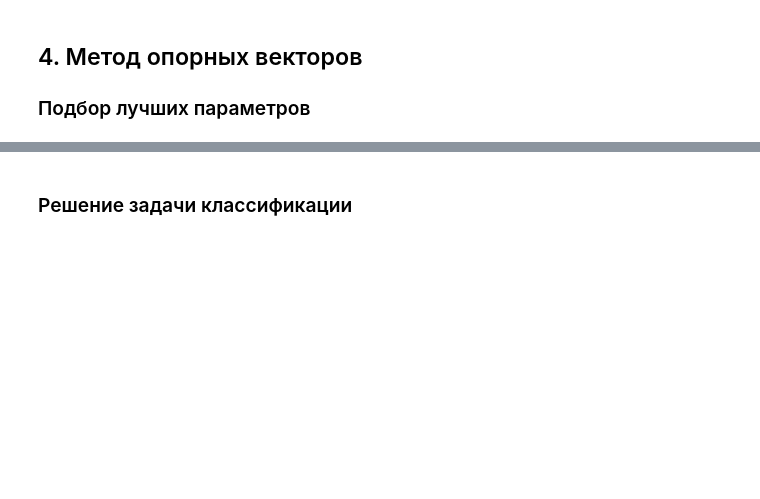
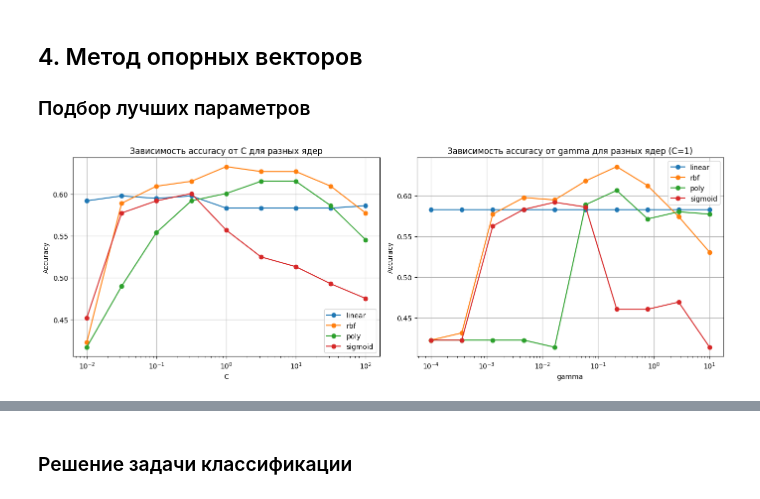
Before and after one commit to olesya1119/ML, a Jupyter notebook: lab3/notebook.ipynb, the cells around one changed output, grey strips where cells are left out. Drawn from its saved outputs; the diff is of its cells as text; code cells hidden in the pictures; blank space fills up the shorter version.

```diff
--- a/lab3/notebook.ipynb
+++ b/lab3/notebook.ipynb
@@ -694,3 +694,97 @@ lda_metrics = get_metrics(y_test, y_pred, y_prob, class_names=['1', '2', '3', '4
 ## 4. Метод опорных векторов
 
 ### Подбор лучших параметров
+# %%
+from sklearn.svm import SVC
+from sklearn.metrics import accuracy_score
+import numpy as np
+import matplotlib.pyplot as plt
+import pandas as pd
+
+kernels = ["linear", "rbf", "poly", "sigmoid"]
+
+C_values = np.logspace(-2, 2, 9)
+gamma_values = np.logspace(-4, 1, 10)
+
+fig, (axC, axG) = plt.subplots(1, 2, figsize=(14, 5))
+
+results = []
+
+for kernel in kernels:
+    acc_list = []
+    for C in C_values:
+        clf = SVC(kernel=kernel, C=C, gamma="scale")
+        clf.fit(X_train_scaled, y_train)
+        y_pred = clf.predict(X_test_scaled)
+        acc = accuracy_score(y_test, y_pred)
+        acc_list.append(acc)
+
+        results.append({
+            "kernel": kernel,
+            "C": C,
+            "gamma": "scale",
+            "mode": "C_sweep",
+            "accuracy": acc
+        })
+
+    axC.semilogx(C_values, acc_list, marker="o", label=kernel)
+
+axC.set_xlabel("C")
+axC.set_ylabel("Accuracy")
+axC.set_title("Зависимость accuracy от C для разных ядер")
+axC.grid(True)
+axC.legend()
+
+for kernel in kernels:
+    acc_list = []
+    if kernel == "linear":
+        clf = SVC(kernel="linear", C=1.0, gamma="scale")
+        clf.fit(X_train_scaled, y_train)
+        base_acc = accuracy_score(y_test, clf.predict(X_test_scaled))
+
+        for g in gamma_values:
+            acc_list.append(base_acc)
+            results.append({
+                "kernel": kernel,
+                "C": 1.0,
+                "gamma": g,
+                "mode": "gamma_sweep",
+                "accuracy": base_acc
+            })
+    else:
+        for g in gamma_values:
+            clf = SVC(kernel=kernel, C=1.0, gamma=g)
+            clf.fit(X_train_scaled, y_train)
+            y_pred = clf.predict(X_test_scaled)
+            acc = accuracy_score(y_test, y_pred)
+            acc_list.append(acc)
+
+            results.append({
+                "kernel": kernel,
+                "C": 1.0,
+                "gamma": g,
+                "mode": "gamma_sweep",
+                "accuracy": acc
+            })
+
+    axG.semilogx(gamma_values, acc_list, marker="o", label=kernel)
+
+axG.set_xlabel("gamma")
+axG.set_ylabel("Accuracy")
+axG.set_title("Зависимость accuracy от gamma для разных ядер (C=1)")
+axG.grid(True)
+axG.legend()
+
+plt.tight_layout()
+plt.show()
+
+best_row = results_df.sort_values("accuracy", ascending=False).iloc[0]
+print(
+    "\nЛучший результат:",
+    f"kernel={best_row['kernel']},",
+    f"C={best_row['C']},",
+    f"gamma={best_row['gamma']},",
+    f"accuracy={best_row['accuracy']:.4f}"
+)
+# %% [output]
+[figure, added]
```
Also changed, not shown: parts of 7 cells of this notebook, 5 other files.
